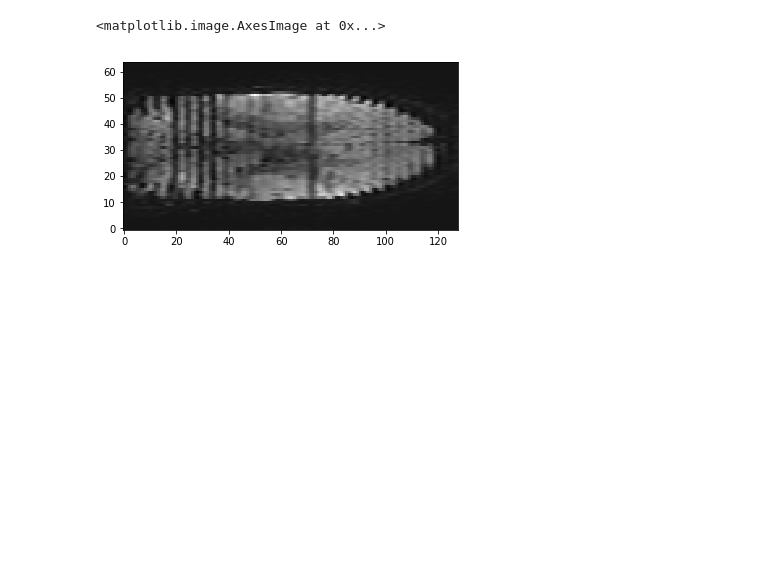
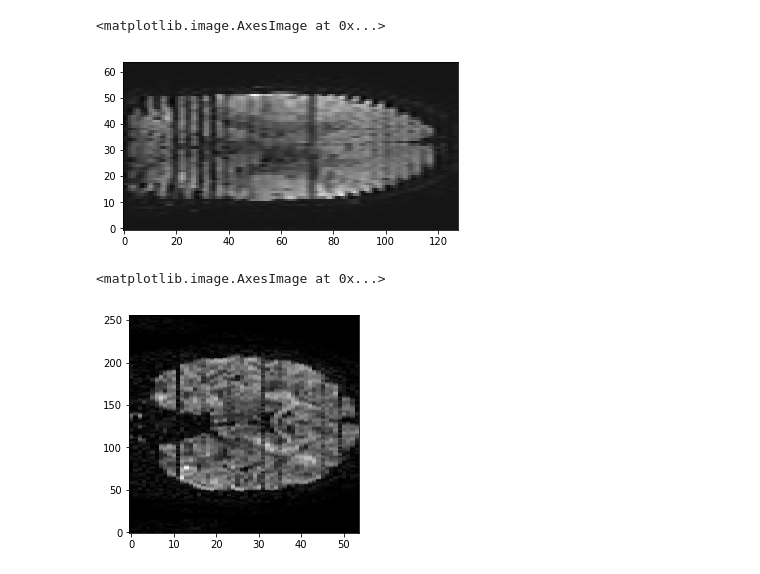
Before and after one commit to oscarychen/brAInzViewer, a Jupyter notebook: playground/NiBabelTutorial.ipynb, the cells around one changed output. Drawn from its saved outputs; the diff is of its cells as text; code cells hidden in the pictures; blank space fills up the shorter version.

```diff
--- a/playground/NiBabelTutorial.ipynb
+++ b/playground/NiBabelTutorial.ipynb
@@ -260,3 +260,15 @@ plt.imshow(resized, cmap='gray', origin='lower')
 # %% [output]
 <matplotlib.image.AxesImage at 0x...>
 [figure]
+# %%
+img = nib.load('../b2000/b2000/PS0548101_2000.nii')
+data = img.get_fdata()
+# %%
+vol = data[:,:,:,27]
+# %%
+slice_2 = vol[:,128,:]
+# %%
+plt.imshow(slice_2, cmap='gray', origin='lower', aspect=0.2)
+# %% [output]
+<matplotlib.image.AxesImage at 0x...>
+[figure, added]
```
Also changed, not shown: parts of 9 cells of this notebook, 6 other files.
